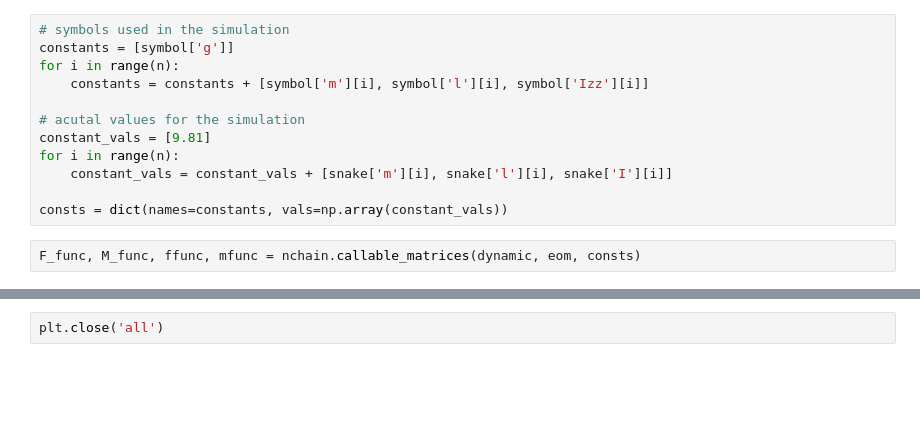
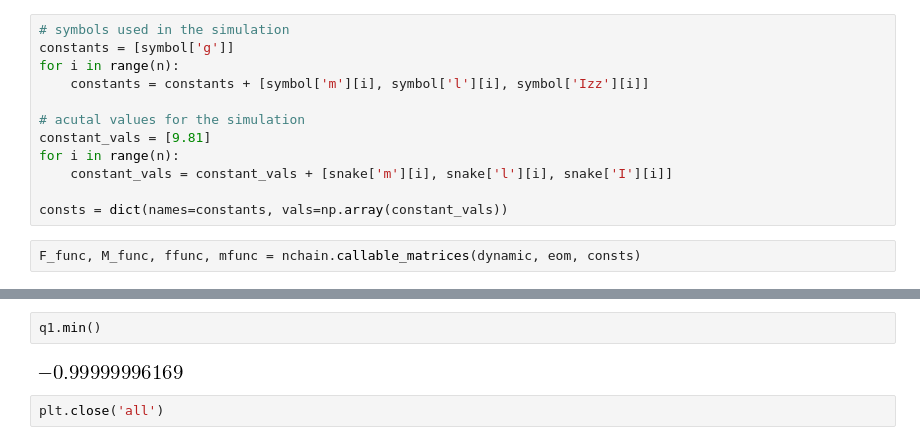
Before and after one commit to isaacyeaton/snaketurn, a Jupyter notebook: nchain-shape-space.ipynb, the cells around one changed output, grey strips where cells are left out. Saved outputs shown, nothing was run; the diff lists cells and outputs as text; blank space fills up the shorter version.

```diff
--- a/nchain-shape-space.ipynb
+++ b/nchain-shape-space.ipynb
@@ -192,6 +192,10 @@ ustart[1:3] = u1[0], u2[0]
 # ustart[1] = u1[0]
 
 x0 = np.hstack((qstart, ustart));
+# %%
+q1.min()
+# %% [output]
+[figure, added]
 # %%
 plt.close('all')
 # %%
```
Also changed, not shown: parts of 7 cells of this notebook.
